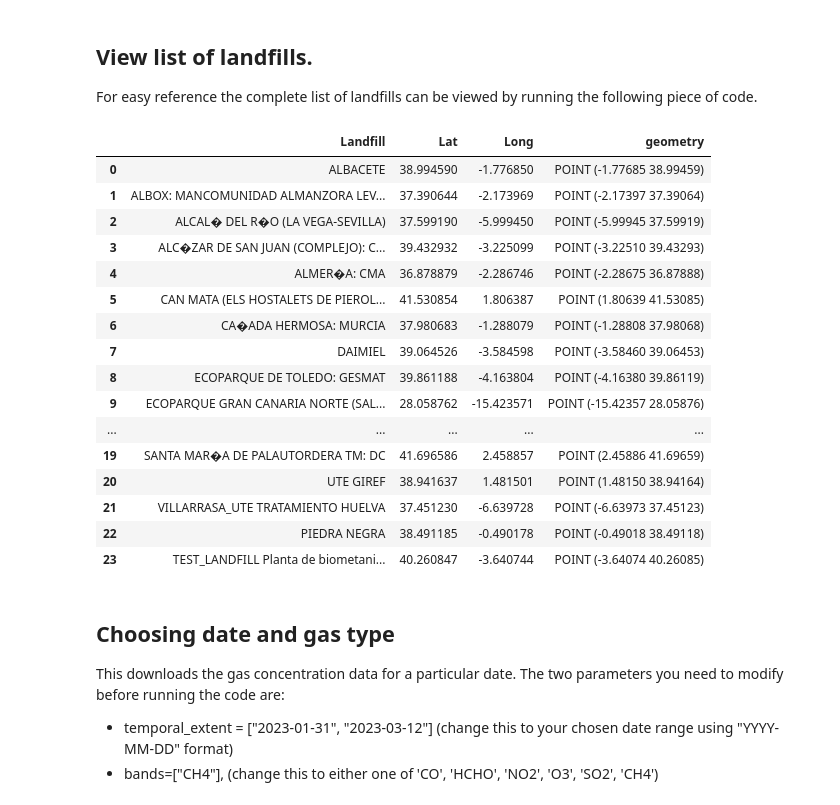
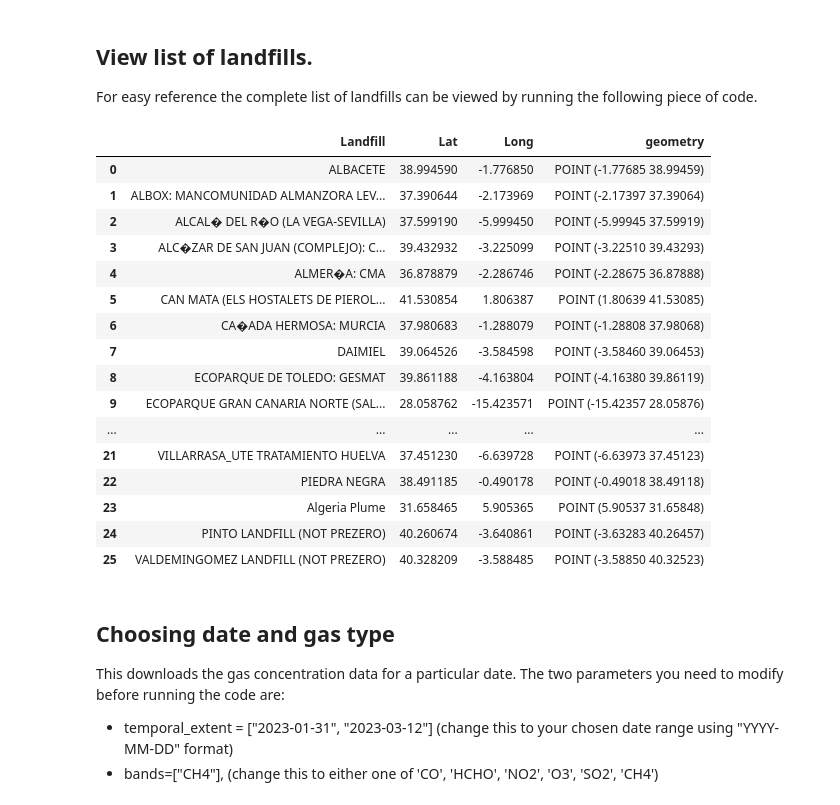
Before and after one commit to zelcon01/Landfill_Atmospheric_Gas_Monitor_Tools, a Jupyter notebook: Sentinel_5P_Atmospheric_Gas_Map.ipynb, the cells around one changed output. Cells and saved outputs as stored; diff of their text form; code cells hidden in the pictures.

```diff
--- a/Sentinel_5P_Atmospheric_Gas_Map.ipynb
+++ b/Sentinel_5P_Atmospheric_Gas_Map.ipynb
@@ -50,27 +50,27 @@ Authenticated using refresh token.
 
 For easy reference the complete list of landfills can be viewed by running the following piece of code.
 # %%
-landfills = gpd.read_file(r"C:\GIS_Course\EGM722\Project\Data\PZ_landfill_point4326.geojson")
+landfills = gpd.read_file(r"C:\GIS_Course\Landfill_Atmospheric_Gas_Monitor_Tools\Data\PZ_landfill_point4326.geojson")
 
 landfills
 # %% [output]
 |  | Landfill | Lat | Long | geometry |
 | 0 | ALBACETE | 38.994590 | -1.776850 | POINT (-1.77685 38.99459) |
 | 1 | ALBOX: MANCOMUNIDAD ALMANZORA LEV... | 37.390644 | -2.173969 | POINT (-2.17397 37.39064) |
 | 2 | ALCAL� DEL R�O (LA VEGA-SEVILLA) | 37.599190 | -5.999450 | POINT (-5.99945 37.59919) |
 | 3 | ALC�ZAR DE SAN JUAN (COMPLEJO): C... | 39.432932 | -3.225099 | POINT (-3.22510 39.43293) |
 | 4 | ALMER�A: CMA | 36.878879 | -2.286746 | POINT (-2.28675 36.87888) |
 | 5 | CAN MATA (ELS HOSTALETS DE PIEROL... | 41.530854 | 1.806387 | POINT (1.80639 41.53085) |
 | 6 | CA�ADA HERMOSA: MURCIA | 37.980683 | -1.288079 | POINT (-1.28808 37.98068) |
 | 7 | DAIMIEL | 39.064526 | -3.584598 | POINT (-3.58460 39.06453) |
 | 8 | ECOPARQUE DE TOLEDO: GESMAT | 39.861188 | -4.163804 | POINT (-4.16380 39.86119) |
 | 9 | ECOPARQUE GRAN CANARIA NORTE (SAL... | 28.058762 | -15.423571 | POINT (-15.42357 28.05876) |
 | ... | ... | ... | ... | ... |
-| 19 | SANTA MAR�A DE PALAUTORDERA TM: DC | 41.696586 | 2.458857 | POINT (2.45886 41.69659) |
-| 20 | UTE GIREF | 38.941637 | 1.481501 | POINT (1.48150 38.94164) |
 | 21 | VILLARRASA_UTE TRATAMIENTO HUELVA | 37.451230 | -6.639728 | POINT (-6.63973 37.45123) |
 | 22 | PIEDRA NEGRA | 38.491185 | -0.490178 | POINT (-0.49018 38.49118) |
-| 23 | TEST_LANDFILL Planta de biometani... | 40.260847 | -3.640744 | POINT (-3.64074 40.26085) |
+| 23 | Algeria Plume | 31.658465 | 5.905365 | POINT (5.90537 31.65848) |
+| 24 | PINTO LANDFILL (NOT PREZERO) | 40.260674 | -3.640861 | POINT (-3.63283 40.26457) |
+| 25 | VALDEMINGOMEZ LANDFILL (NOT PREZERO) | 40.328209 | -3.588485 | POINT (-3.58850 40.32523) |
 # %% [markdown]
 ## Choosing date and gas type
 
```
Also changed, not shown: parts of 2 cells of this notebook, 5 other files.
